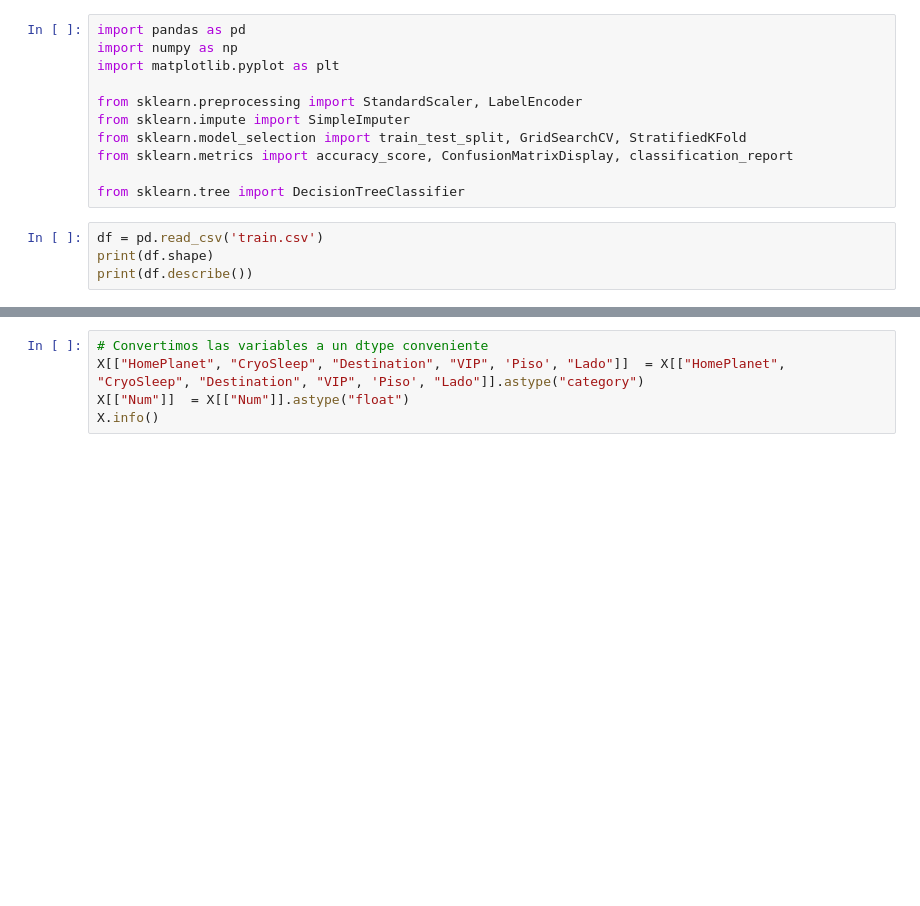
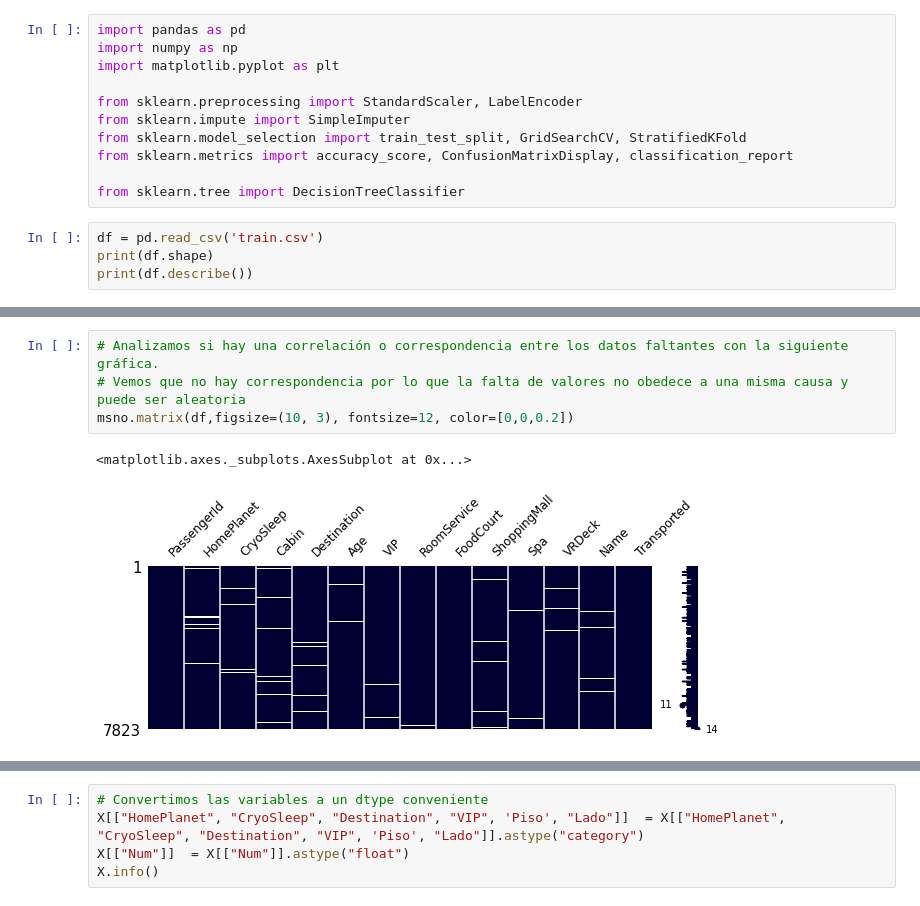
Before and after one commit to SebastianOrmaechea/An-lisis-Supervisado-Grupo-32, a Jupyter notebook: Practico_An_Sup_SGO_v1.ipynb, the cells around one changed output, grey strips where cells are left out. Saved outputs shown, nothing was run; the diff lists cells and outputs as text; blank space fills up the shorter version.

```diff
--- a/Practico_An_Sup_SGO_v1.ipynb
+++ b/Practico_An_Sup_SGO_v1.ipynb
@@ -37 +43,8 @@ False
+# %%
+# Analizamos si hay una correlación o correspondencia entre los datos faltantes con la siguiente gráfica.
+# Vemos que no hay correspondencia por lo que la falta de valores no obedece a una misma causa y puede ser aleatoria
+msno.matrix(df,figsize=(10, 3), fontsize=12, color=[0,0,0.2])
+# %% [output]
+<matplotlib.axes._subplots.AxesSubplot at 0x...>
+[figure, added]
 # %%
```
Also changed, not shown: parts of 5 cells of this notebook.
